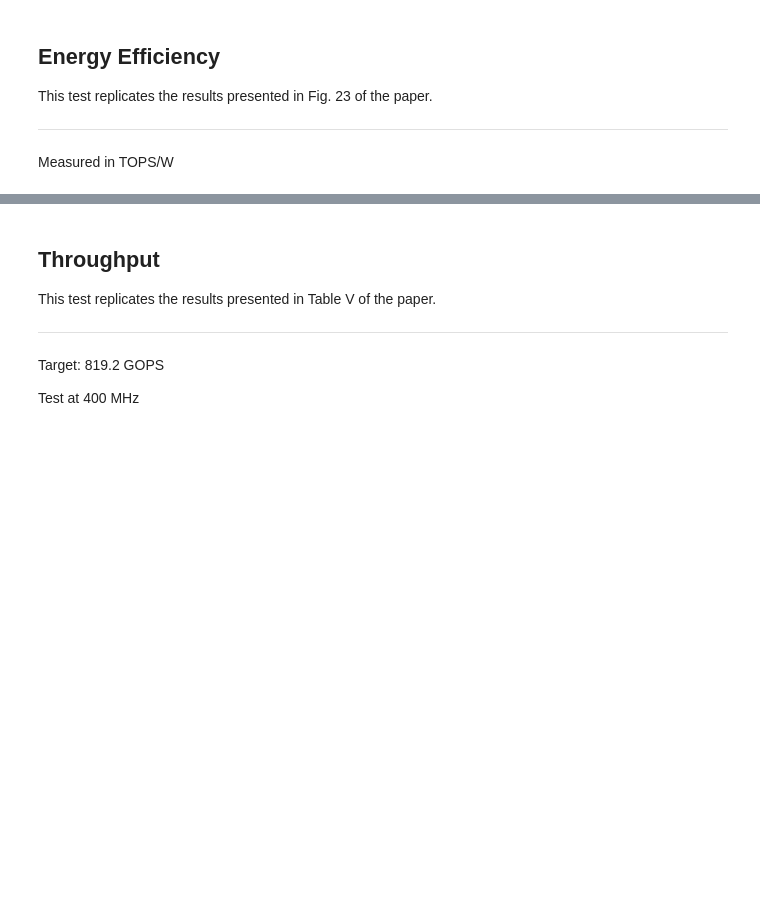
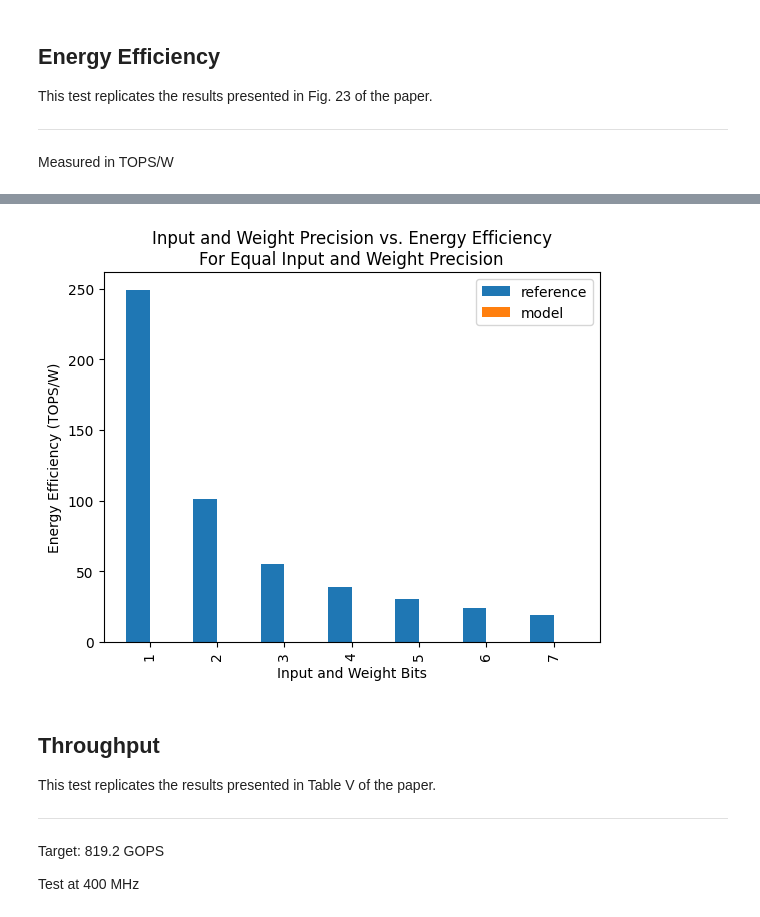
Before and after one commit to linv24/6.5930-project, a Jupyter notebook: workspace/models/arch/1_macro/flexdcim_2025/_guide.ipynb, the cells around one changed output, grey strips where cells are left out. Saved outputs shown, nothing was run; the diff lists cells and outputs as text; code cells hidden in the pictures; blank space fills up the shorter version.

```diff
--- a/workspace/models/arch/1_macro/flexdcim_2025/_guide.ipynb
+++ b/workspace/models/arch/1_macro/flexdcim_2025/_guide.ipynb
@@ -296,41 +286,39 @@ notebook_utils.bar_side_by_side(
 EXPECTED_EFFICIENCY_SCALED_INPUT = {
     1: 249.1,
     2: 101.0,
     3: 55.0,
     4: 38.5,
     5: 30.0,
     6: 24.0,
     7: 19.0,
     8: 13.84,
 }
 
 results = utils.parallel_test(
     utils.delayed(utils.quick_run)(
         macro=MACRO_NAME,
         variables=dict(
+            MAX_UTILIZATION=True,
             INPUT_BITS=i,
             WEIGHT_BITS=i,
-            # N_REGS_PER_COL=[1, 2, 4, 8, 16][j],
-            # N_ROWS_PER_REG=128 // [1, 2, 4, 8, 16][j],
-            # FORCE_100MHZ=False,
-            # OUTPUT_BITS=16,
         ),
     )
     for i in range(1, 8)
-    # for j in range(5)
 )
 
 expected_flattened = list(EXPECTED_EFFICIENCY_SCALED_INPUT.values())
 for r, e in zip(results, expected_flattened):
-    r.add_compare_ref("tops", e) # tops/w? what in results gives us this
+    r.add_compare_ref("tops_per_w", e)
 
 notebook_utils.bar_side_by_side(
-    {r.variables["WEIGHT_BITS"]: r.tops for r in results}, # tops/w? what in results gives us this
+    {r.variables["WEIGHT_BITS"]: r.tops_per_w for r in results},
     # ax=axs[i],
     xlabel="Input and Weight Bits",
     ylabel="Energy Efficiency (TOPS/W)",
-    title=f"# Input/Weight Bits vs. Energy Efficieny\nFor Equal Input and Weight Precision",
+    title=f"Input and Weight Precision vs. Energy Efficiency\nFor Equal Input and Weight Precision",
 )
+# %% [output]
+[figure, added]
 # %% [markdown]
 ## Throughput
 
```
Also changed, not shown: parts of 6 cells of this notebook, 1 other file.
